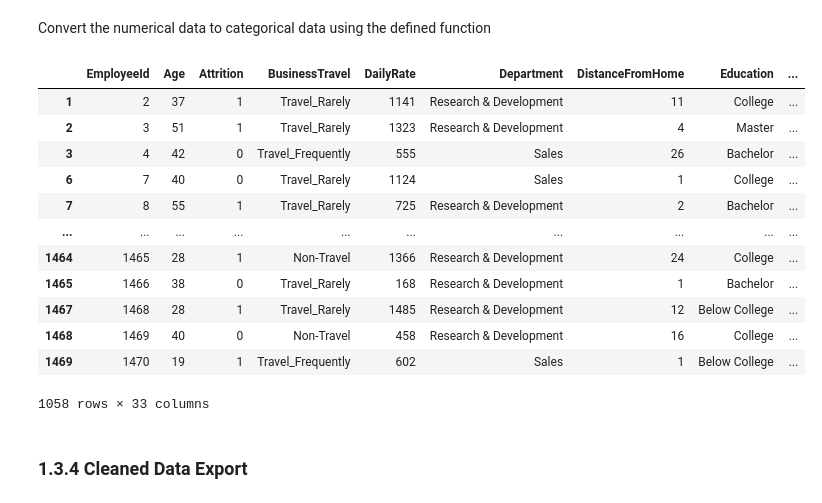
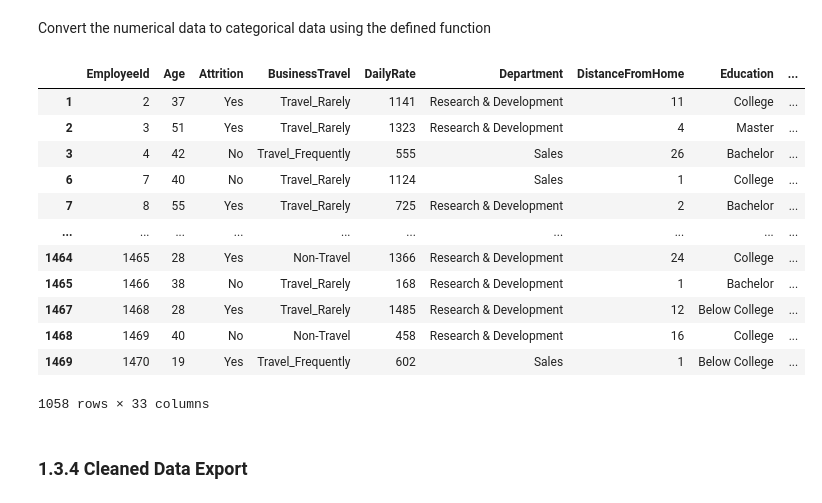
Before and after one commit to aNdr3W03/Employee-Attrition-Problem, a Jupyter notebook: Employee Attrition Problem.ipynb, the cells around one changed output. Saved outputs shown, nothing was run; the diff lists cells and outputs as text; code cells hidden in the pictures.

```diff
--- a/Employee Attrition Problem.ipynb
+++ b/Employee Attrition Problem.ipynb
@@ -302,7 +302,10 @@ def ordinal_decoding(df, feature):
         pandas.DataFrame : The DataFrame with feature(s) as categorical labels
     """
 
-    if feature == 'Education':
+    if feature == 'Attrition':
+        category = {0: 'No', 1: 'Yes'}
+        df[feature] = df[feature].map(category)
+    elif feature == 'Education':
         category = {1: 'Below College', 2: 'College', 3: 'Bachelor',
                     4: 'Master', 5: 'Doctor'}
         df[feature] = df[feature].map(category)
@@ -318,25 +321,26 @@ def ordinal_decoding(df, feature):
 # %% [markdown]
 Convert the numerical data to categorical data using the defined function
 # %%
+df = ordinal_decoding(df, 'Attrition')
 df = ordinal_decoding(df, 'Education')
 df = ordinal_decoding(df, ['EnvironmentSatisfaction', 'JobInvolvement',
                            'JobSatisfaction', 'RelationshipSatisfaction'])
 df = ordinal_decoding(df, ['PerformanceRating', 'WorkLifeBalance'])
 
 df
 # %% [output]
 |  | EmployeeId | Age | Attrition | BusinessTravel | DailyRate | Department | DistanceFromHome | Education | ... |
-| 1 | 2 | 37 | 1 | Travel_Rarely | 1141 | Research & Development | 11 | College | ... |
-| 2 | 3 | 51 | 1 | Travel_Rarely | 1323 | Research & Development | 4 | Master | ... |
-| 3 | 4 | 42 | 0 | Travel_Frequently | 555 | Sales | 26 | Bachelor | ... |
-| 6 | 7 | 40 | 0 | Travel_Rarely | 1124 | Sales | 1 | College | ... |
-| 7 | 8 | 55 | 1 | Travel_Rarely | 725 | Research & Development | 2 | Bachelor | ... |
+| 1 | 2 | 37 | Yes | Travel_Rarely | 1141 | Research & Development | 11 | College | ... |
+| 2 | 3 | 51 | Yes | Travel_Rarely | 1323 | Research & Development | 4 | Master | ... |
+| 3 | 4 | 42 | No | Travel_Frequently | 555 | Sales | 26 | Bachelor | ... |
+| 6 | 7 | 40 | No | Travel_Rarely | 1124 | Sales | 1 | College | ... |
+| 7 | 8 | 55 | Yes | Travel_Rarely | 725 | Research & Development | 2 | Bachelor | ... |
 | ... | ... | ... | ... | ... | ... | ... | ... | ... | ... |
-| 1464 | 1465 | 28 | 1 | Non-Travel | 1366 | Research & Development | 24 | College | ... |
-| 1465 | 1466 | 38 | 0 | Travel_Rarely | 168 | Research & Development | 1 | Bachelor | ... |
-| 1467 | 1468 | 28 | 1 | Travel_Rarely | 1485 | Research & Development | 12 | Below College | ... |
-| 1468 | 1469 | 40 | 0 | Non-Travel | 458 | Research & Development | 16 | College | ... |
-| 1469 | 1470 | 19 | 1 | Travel_Frequently | 602 | Sales | 1 | Below College | ... |
+| 1464 | 1465 | 28 | Yes | Non-Travel | 1366 | Research & Development | 24 | College | ... |
+| 1465 | 1466 | 38 | No | Travel_Rarely | 168 | Research & Development | 1 | Bachelor | ... |
+| 1467 | 1468 | 28 | Yes | Travel_Rarely | 1485 | Research & Development | 12 | Below College | ... |
+| 1468 | 1469 | 40 | No | Non-Travel | 458 | Research & Development | 16 | College | ... |
+| 1469 | 1470 | 19 | Yes | Travel_Frequently | 602 | Sales | 1 | Below College | ... |
 1058 rows × 33 columns
 # %% [markdown]
 ### 1.3.4 Cleaned Data Export
```
Also changed, not shown: parts of 6 cells of this notebook.
